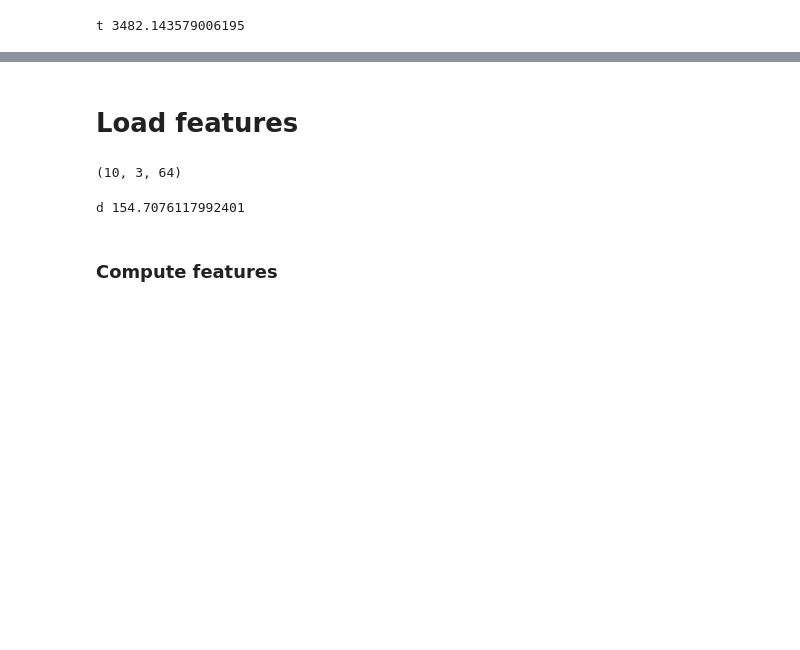
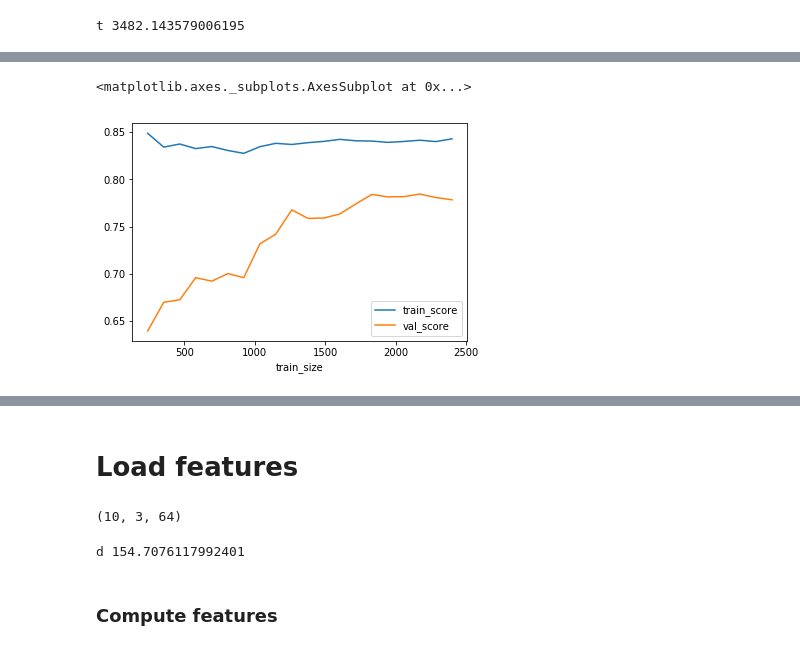
Before and after one commit to jonnor/birddetect, a Jupyter notebook: RandomForest summarization.ipynb, the cells around one changed output, grey strips where cells are left out. Drawn from its saved outputs; the diff is of its cells as text; code cells hidden in the pictures; blank space fills up the shorter version.

```diff
--- a/RandomForest summarization.ipynb
+++ b/RandomForest summarization.ipynb
@@ -52,7 +52,8 @@ trainset.shape, trainset.datasetid.unique()
 ((3000, 4),
  array(['BirdVox-DCASE-20k', 'ff1010bird', 'warblrb10k'], dtype=object))
 # %%
-trainset.to_csv('data/train3x1k.csv')
+#trainset.to_csv('data/train3x1k.csv')
+trainset = pandas.read_csv('data/train3x1k.csv')
 # %%
 # download to disk
 def download_url(url, to='data/3x1k'):
@@ -117,3 +117,9 @@ Total params: 2,257,984
 Trainable params: 2,223,872
 Non-trainable params: 34,112
 __________________________________________________________________________________________________
+# %%
+def file_name(folder, itemid):
+    import os.path
+    return os.path.join('{}-{}.png'.format(folder, itemid))
+trainset['filename'] = [ file_name(*t) for t in zip(trainset.folder, trainset.itemid) ]
+trainset.filename[0]
@@ -156,0 +259,3 @@ numpy.savez('data/mobilenet-10split-96', m_features)
+# %%
+m_features = numpy.load('data/mobilenet-10split-96.npz')['arr_0']
+m_features.shape
@@ -191,0 +339,17 @@ val   loss=0.42 accuracy=81.5%
+# %%
+sizes = numpy.linspace(0.10, 1.0, 20)
+l = sklearn.model_selection.learning_curve(logreg, X, y_, train_sizes=sizes, cv=5)
+# %%
+learning = pandas.DataFrame({
+    'train_size': l[0],
+    'train_score': l[1].mean(axis=1),
+    'val_score': l[2].mean(axis=1),
+})
+errors = pandas.DataFrame({
+    'train_score': l[1].std(axis=1),
+    'val_score': l[2].std(axis=1),
+})
+learning.plot(x='train_size',yerr=errors)
+# %% [output]
+<matplotlib.axes._subplots.AxesSubplot at 0x...>
+[figure, added]
```
Also changed, not shown: parts of 9 cells of this notebook.
